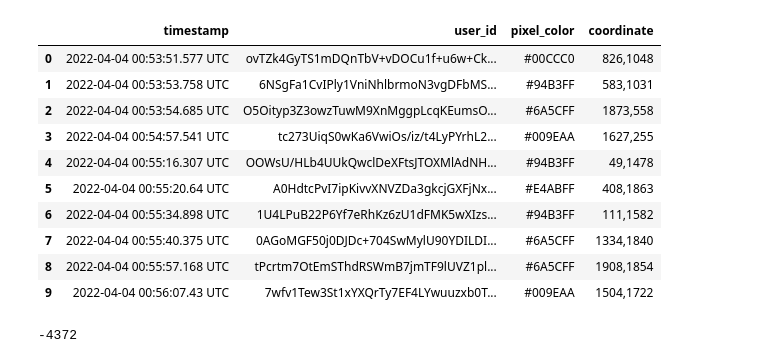
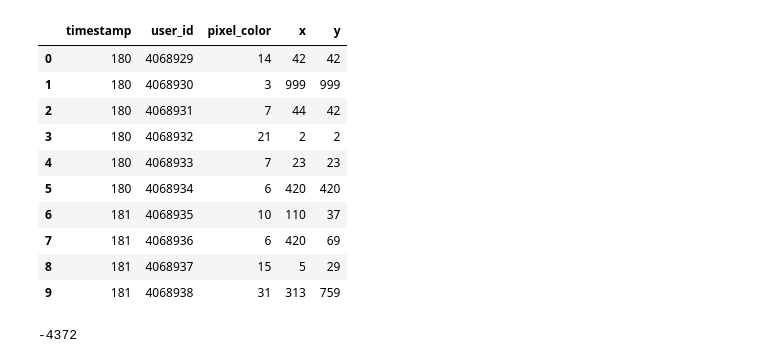
Before and after one commit to pietro-sillano/r-place-Network-Analysis, a Jupyter notebook: timestamp.ipynb, the cells around one changed output. Saved outputs shown, nothing was run; the diff lists cells and outputs as text; code cells hidden in the pictures.

```diff
--- a/timestamp.ipynb
+++ b/timestamp.ipynb
@@ -1,20 +1,20 @@
 # %%
 import pandas as pd
 # %%
-df = pd.read_csv('data/2022_place_canvas_history.csv',nrows = 10)
+df = pd.read_csv('data/reddit_trimmed.csv',nrows = 10)
 df
 # %% [output]
-|  | timestamp | user_id | pixel_color | coordinate |
-| 0 | 2022-04-04 00:53:51.577 UTC | ovTZk4GyTS1mDQnTbV+vDOCu1f+u6w+Ck... | #00CCC0 | 826,1048 |
-| 1 | 2022-04-04 00:53:53.758 UTC | 6NSgFa1CvIPly1VniNhlbrmoN3vgDFbMS... | #94B3FF | 583,1031 |
-| 2 | 2022-04-04 00:53:54.685 UTC | O5Oityp3Z3owzTuwM9XnMggpLcqKEumsO... | #6A5CFF | 1873,558 |
-| 3 | 2022-04-04 00:54:57.541 UTC | tc273UiqS0wKa6VwiOs/iz/t4LyPYrhL2... | #009EAA | 1627,255 |
-| 4 | 2022-04-04 00:55:16.307 UTC | OOWsU/HLb4UUkQwclDeXFtsJTOXMlAdNH... | #94B3FF | 49,1478 |
-| 5 | 2022-04-04 00:55:20.64 UTC | A0HdtcPvI7ipKivvXNVZDa3gkcjGXFjNx... | #E4ABFF | 408,1863 |
-| 6 | 2022-04-04 00:55:34.898 UTC | 1U4LPuB22P6Yf7eRhKz6zU1dFMK5wXIzs... | #94B3FF | 111,1582 |
-| 7 | 2022-04-04 00:55:40.375 UTC | 0AGoMGF50j0DJDc+704SwMylU90YDILDI... | #6A5CFF | 1334,1840 |
-| 8 | 2022-04-04 00:55:57.168 UTC | tPcrtm7OtEmSThdRSWmB7jmTF9lUVZ1pl... | #6A5CFF | 1908,1854 |
-| 9 | 2022-04-04 00:56:07.43 UTC | 7wfv1Tew3St1xYXQrTy7EF4LYwuuzxb0T... | #009EAA | 1504,1722 |
+|  | timestamp | user_id | pixel_color | x | y |
+| 0 | 180 | 4068929 | 14 | 42 | 42 |
+| 1 | 180 | 4068930 | 3 | 999 | 999 |
+| 2 | 180 | 4068931 | 7 | 44 | 42 |
+| 3 | 180 | 4068932 | 21 | 2 | 2 |
+| 4 | 180 | 4068933 | 7 | 23 | 23 |
+| 5 | 180 | 4068934 | 6 | 420 | 420 |
+| 6 | 181 | 4068935 | 10 | 110 | 37 |
+| 7 | 181 | 4068936 | 6 | 420 | 69 |
+| 8 | 181 | 4068937 | 15 | 5 | 29 |
+| 9 | 181 | 4068938 | 31 | 313 | 759 |
 # %%
 START_TIME  = 1649026431
 
```
Also changed, not shown: parts of 4 cells of this notebook, 1 other file.
